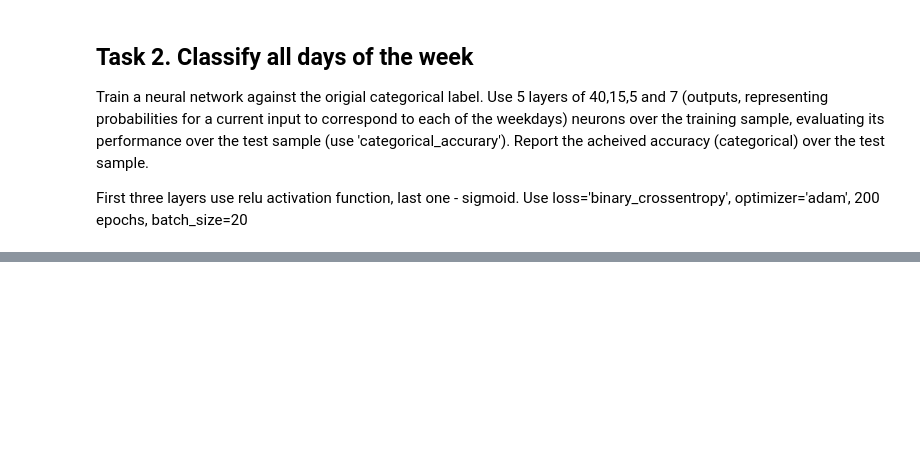
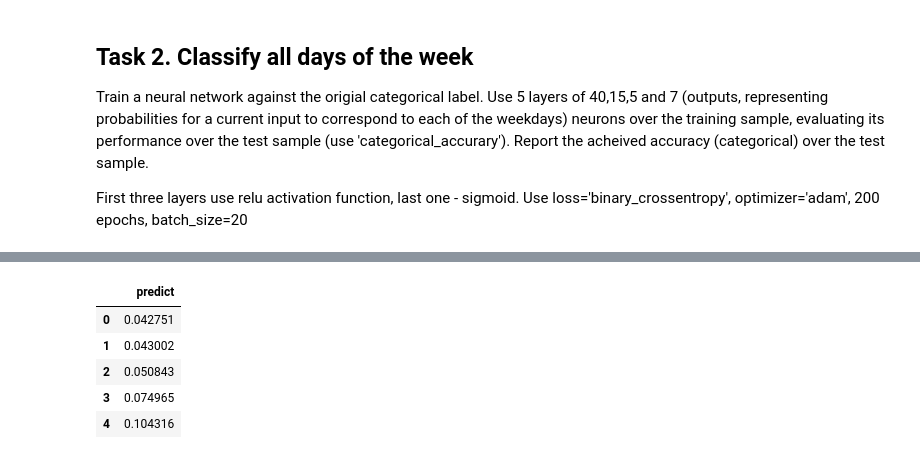
Before and after one commit to pratikwatwani/Applied-Data-Science, a Jupyter notebook: Session 11/Neural Networks.ipynb, the cells around one changed output, grey strips where cells are left out. Saved outputs shown, nothing was run; the diff lists cells and outputs as text; code cells hidden in the pictures; blank space fills up the shorter version.

```diff
--- a/Session 11/Neural Networks.ipynb
+++ b/Session 11/Neural Networks.ipynb
@@ -176,3 +199,5 @@ Train a neural network against the origial categorical label. Use 5 layers of 40
 
 First three layers use relu activation function, last one - sigmoid.
 Use loss='binary_crossentropy', optimizer='adam', 200 epochs, batch_size=20
+# %%
+y=np.array(range(669))%7; y[:16]
@@ -178,0 +243,11 @@ Use loss='binary_crossentropy', optimizer='adam', 200 epochs, batch_size=20
+# %%
+acc_df1 = pd.DataFrame()
+acc_df1['predict'] = test2.flatten()
+acc_df1.head()
+# %% [output]
+|  | predict |
+| 0 | 0.042751 |
+| 1 | 0.043002 |
+| 2 | 0.050843 |
+| 3 | 0.074965 |
+| 4 | 0.104316 |
```
Also changed, not shown: parts of 11 cells of this notebook.
